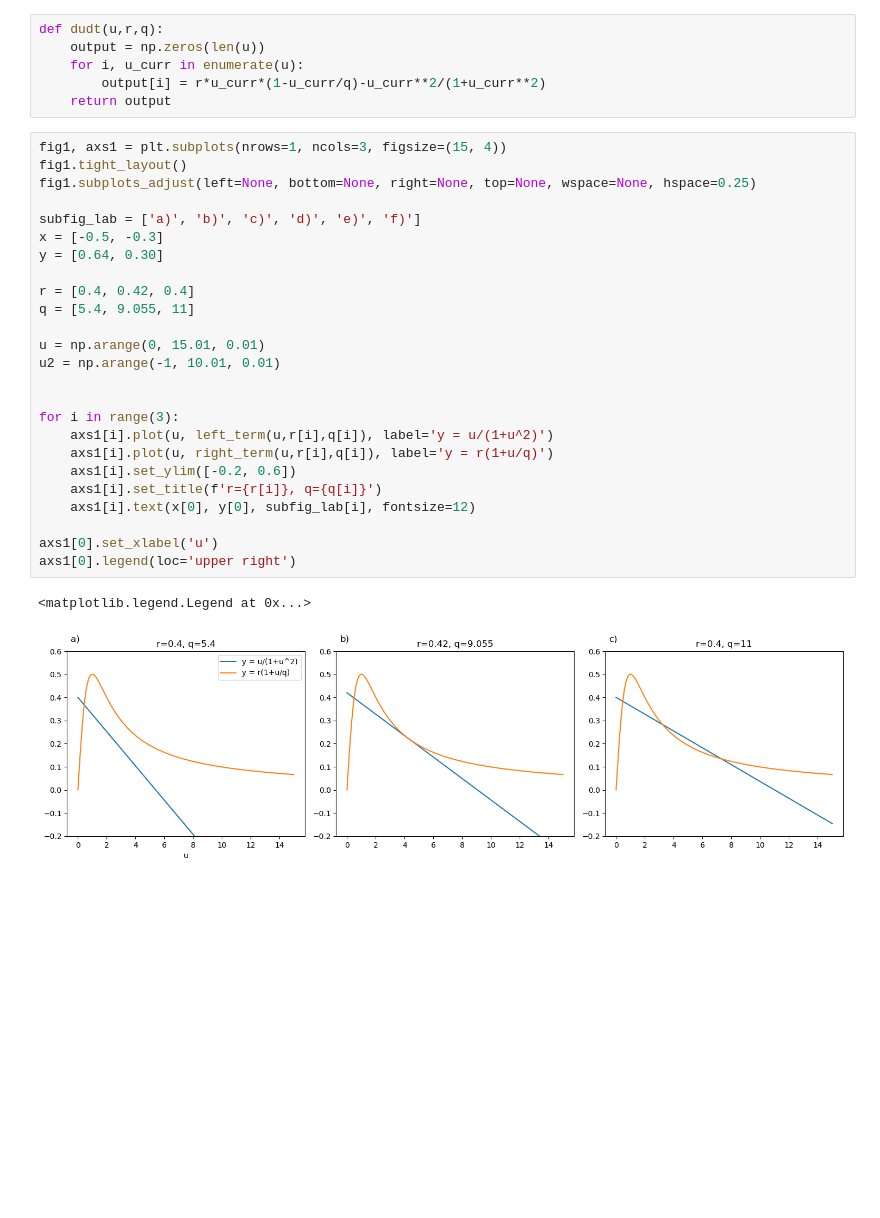
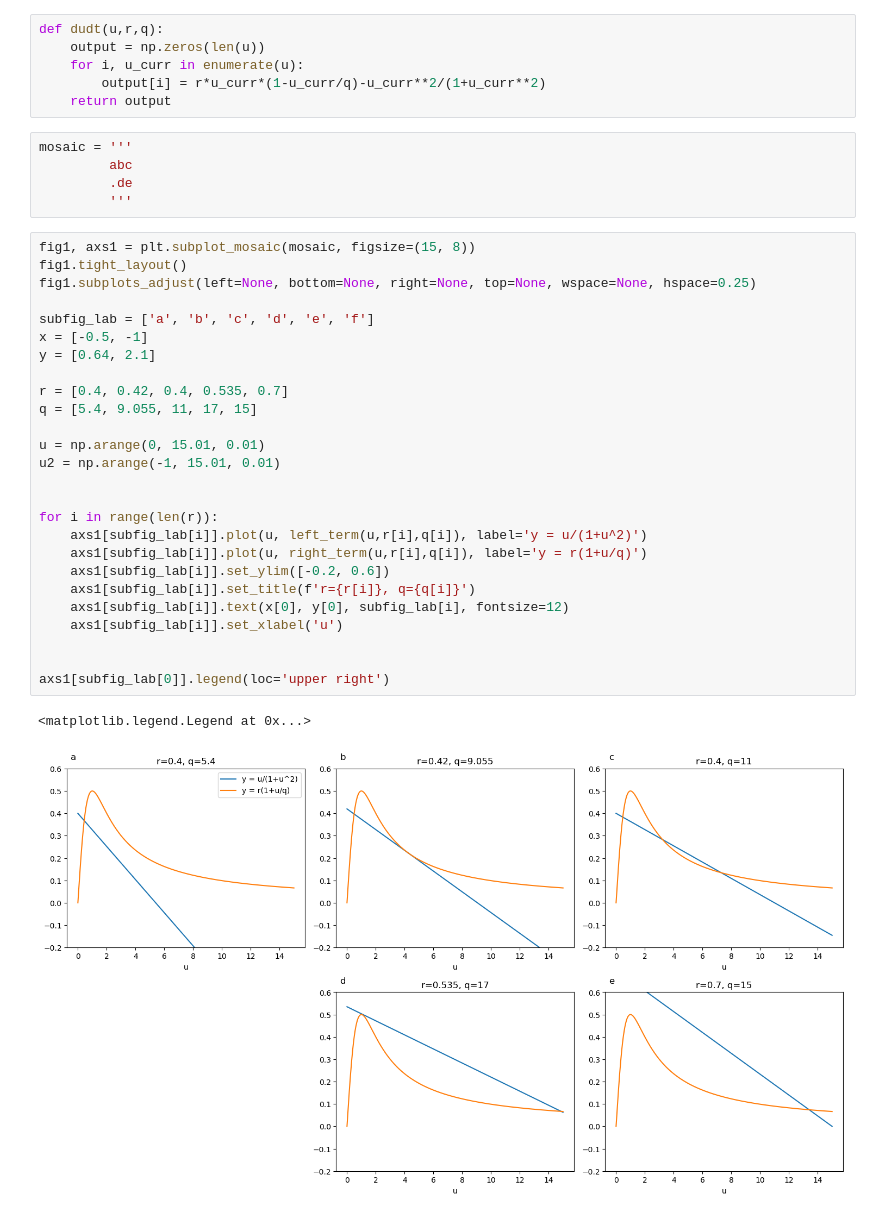
Before and after one commit to Player1HS/AMATH423_finalproj, a Jupyter notebook: steady state stability.ipynb, the cells around one changed output. Drawn from its saved outputs; the diff is of its cells as text; blank space fills up the shorter version.

```diff
--- a/steady state stability.ipynb
+++ b/steady state stability.ipynb
@@ -19,32 +19,38 @@ def dudt(u,r,q):
     for i, u_curr in enumerate(u):
         output[i] = r*u_curr*(1-u_curr/q)-u_curr**2/(1+u_curr**2)
     return output
+# %%
+mosaic = '''
+         abc
+         .de
+         '''
 # %%
-fig1, axs1 = plt.subplots(nrows=1, ncols=3, figsize=(15, 4))
+fig1, axs1 = plt.subplot_mosaic(mosaic, figsize=(15, 8))
 fig1.tight_layout()
 fig1.subplots_adjust(left=None, bottom=None, right=None, top=None, wspace=None, hspace=0.25)
 
-subfig_lab = ['a)', 'b)', 'c)', 'd)', 'e)', 'f)']
-x = [-0.5, -0.3]
-y = [0.64, 0.30]
+subfig_lab = ['a', 'b', 'c', 'd', 'e', 'f']
+x = [-0.5, -1]
+y = [0.64, 2.1]
 
-r = [0.4, 0.42, 0.4]
-q = [5.4, 9.055, 11]
+r = [0.4, 0.42, 0.4, 0.535, 0.7]
+q = [5.4, 9.055, 11, 17, 15]
 
 u = np.arange(0, 15.01, 0.01)
-u2 = np.arange(-1, 10.01, 0.01)
+u2 = np.arange(-1, 15.01, 0.01)
 
 
-for i in range(3):
-    axs1[i].plot(u, left_term(u,r[i],q[i]), label='y = u/(1+u^2)')
-    axs1[i].plot(u, right_term(u,r[i],q[i]), label='y = r(1+u/q)')
-    axs1[i].set_ylim([-0.2, 0.6])
-    axs1[i].set_title(f'r={r[i]}, q={q[i]}')
-    axs1[i].text(x[0], y[0], subfig_lab[i], fontsize=12)
+for i in range(len(r)):
+    axs1[subfig_lab[i]].plot(u, left_term(u,r[i],q[i]), label='y = u/(1+u^2)')
+    axs1[subfig_lab[i]].plot(u, right_term(u,r[i],q[i]), label='y = r(1+u/q)')
+    axs1[subfig_lab[i]].set_ylim([-0.2, 0.6])
+    axs1[subfig_lab[i]].set_title(f'r={r[i]}, q={q[i]}')
+    axs1[subfig_lab[i]].text(x[0], y[0], subfig_lab[i], fontsize=12)
+    axs1[subfig_lab[i]].set_xlabel('u')
 
-axs1[0].set_xlabel('u')
-axs1[0].legend(loc='upper right')
+
+axs1[subfig_lab[0]].legend(loc='upper right')
 # %% [output]
 <matplotlib.legend.Legend at 0x...>
-[figure, old version]
+[figure, new version]
 # %%
```
Also changed, not shown: parts of 1 cell of this notebook.
